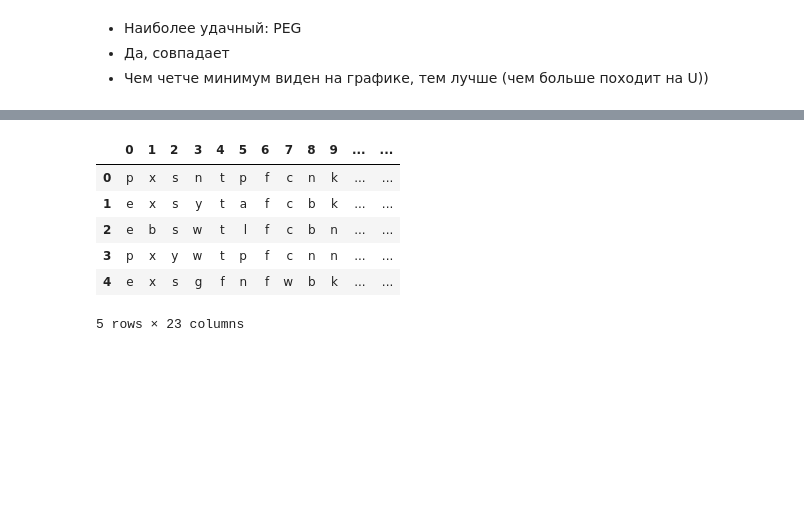
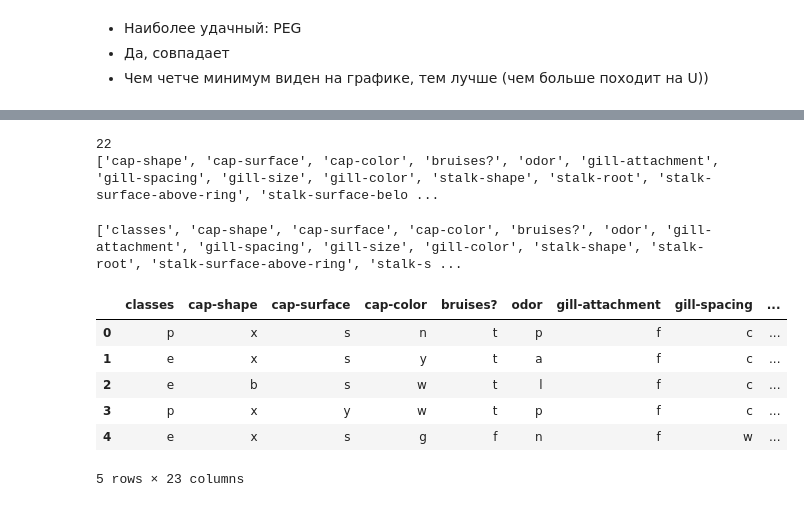
Before and after one commit to AlexElUl/DecisionTree, a Jupyter notebook: sol.ipynb, the cells around one changed output, grey strips where cells are left out. Saved outputs shown, nothing was run; the diff lists cells and outputs as text; code cells hidden in the pictures; blank space fills up the shorter version.

```diff
--- a/sol.ipynb
+++ b/sol.ipynb
@@ -194,12 +211,31 @@ plt.show()
+# %%
+import re
+
+with open("agaricus-lepiota.names", "r", encoding="utf-8") as f:
+    text = f.read()
+
+match = re.search(r'Attribute Information:(.*)', text, re.DOTALL | re.IGNORECASE)
+featers = match.group(1)
+columns = re.findall(r'^\s*\d+\.\s+([a-zA-Z0-9?-]+):', featers, re.MULTILINE)
+print(len(columns))
+print(columns)
+# %% [output]
+22
+['cap-shape', 'cap-surface', 'cap-color', 'bruises?', 'odor', 'gill-attachment', 'gill-spacing', 'gill-size', 'gill-color', 'stalk-shape', 'stalk-root', 'stalk-surface-above-ring', 'stalk-surface-belo ...
+# %%
+columns.insert(0, 'classes')
+print(columns)
+# %% [output]
+['classes', 'cap-shape', 'cap-surface', 'cap-color', 'bruises?', 'odor', 'gill-attachment', 'gill-spacing', 'gill-size', 'gill-color', 'stalk-shape', 'stalk-root', 'stalk-surface-above-ring', 'stalk-s ...
 # %%
-df = pd.read_csv("agaricus-lepiota.data", header=None)
+df = pd.read_csv("agaricus-lepiota.data", header=None, names=columns)
 df.head()
 # %% [output]
-|  | 0 | 1 | 2 | 3 | 4 | 5 | 6 | 7 | 8 | 9 | ... | ... |
-| 0 | p | x | s | n | t | p | f | c | n | k | ... | ... |
-| 1 | e | x | s | y | t | a | f | c | b | k | ... | ... |
-| 2 | e | b | s | w | t | l | f | c | b | n | ... | ... |
-| 3 | p | x | y | w | t | p | f | c | n | n | ... | ... |
-| 4 | e | x | s | g | f | n | f | w | b | k | ... | ... |
+|  | classes | cap-shape | cap-surface | cap-color | bruises? | odor | gill-attachment | gill-spacing | ... |
+| 0 | p | x | s | n | t | p | f | c | ... |
+| 1 | e | x | s | y | t | a | f | c | ... |
+| 2 | e | b | s | w | t | l | f | c | ... |
+| 3 | p | x | y | w | t | p | f | c | ... |
+| 4 | e | x | s | g | f | n | f | w | ... |
 5 rows × 23 columns
 # %%
```
Also changed, not shown: parts of 5 cells of this notebook.
